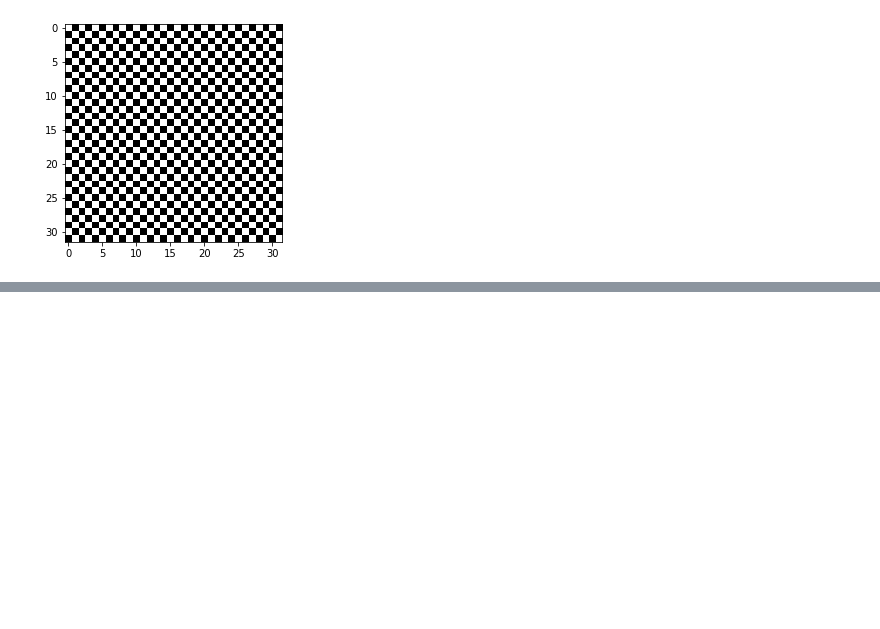
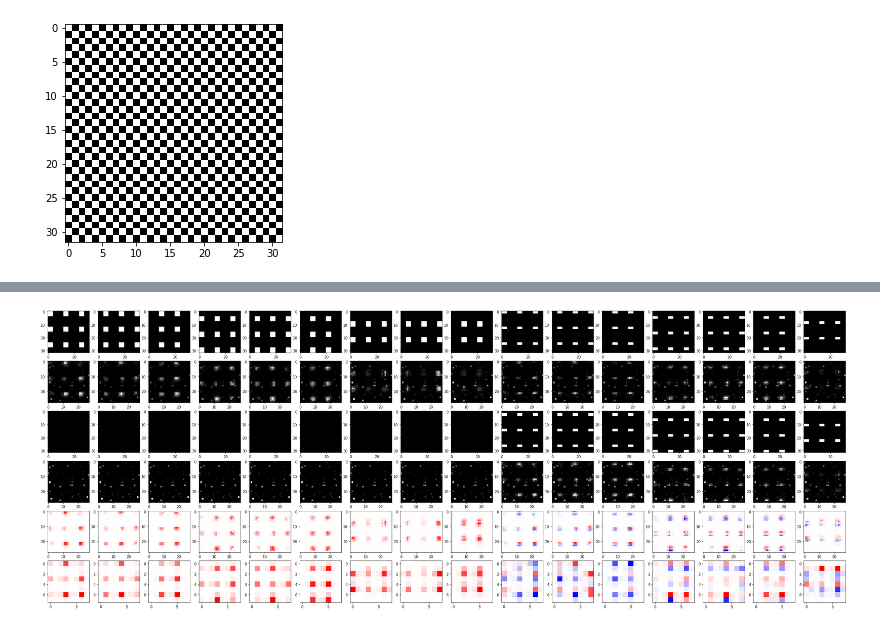
Before and after one commit to rstanuwijaya/jensen-lab-analysis, a Jupyter notebook: notebooks/slmcontrol.ipynb, the cells around one changed output, grey strips where cells are left out. Saved outputs shown, nothing was run; the diff lists cells and outputs as text; code cells hidden in the pictures; blank space fills up the shorter version.

```diff
--- a/notebooks/slmcontrol.ipynb
+++ b/notebooks/slmcontrol.ipynb
@@ -122,7 +123,7 @@ frame_time=100
 acq_time=500
 
 # save path
-savepath = r'D:\2022-2-16, Cat trial'
+savepath = r'D:\2022-2-16, Cat trial\\'
 
 sim = GhostSimulator(path, slm_res, camera_res, mac_res, n, spacing=spacing, shift=shift, sigma=sigma, method='zigzag')
 pg = SLMPattern(lens_size, slm_phys_res, k, theta)
@@ -165,10 +166,11 @@ plt.show()
 # %%
 # PIXEL CALLIBRATION
 
-for i in range(prod(spacing) * prod(mac_res)):
+for i in range(-1, prod(spacing) * prod(mac_res)):
 # for i in range(2):
     clear_output(wait=True)
-    filter = sim.generate_cali_pattern(i)
+    if i == -1: filter = np.zeros(slm_res)
+    else: filter = sim.generate_cali_pattern(i)
 
     amp_pattern = np.zeros((pg.xp_size, pg.yp_size))
     ph_pattern = np.zeros((pg.xp_size, pg.yp_size))
@@ -249,0 +243,46 @@ plt.show()
+# %%
+path = r'/mnt/e/Data/JensenLab/22-02-16 Cat Trial/HKspacing3b/'
+crop = (2, 2+28, 2, 2+28)
+slm_res = (32, 32)
+camera_res = (8, 8)
+mac_res = (4, 4)
+shift = (0, 0)
+spacing = (3, 3)
+n = prod(mac_res)
+sigma = 0
+mode = 'ideal'
+
+sim = GhostAnalyser(path, slm_res, camera_res, mac_res, crop, prod(mac_res), spacing=spacing, sigma=sigma, mode=mode)
+
+fig, axs = plt.subplots(6, 16, figsize=(40, 15))
+
+for i in range(16):
+    j = prod(spacing)*i + 0
+    print(j)
+    Ik_p = np.loadtxt(path + f'{i}p.csv', delimiter=',')
+    Ik_m = np.loadtxt(path + f'{i}m.csv', delimiter=',')
+    Ik_p = Ik_p[crop[0]:crop[1], crop[2]:crop[3]]
+    Ik_m = Ik_m[crop[0]:crop[1], crop[2]:crop[3]]
+    Ik = Ik_p - Ik_m
+    Ikc = Ik.copy()
+    Ik = cv2.resize(Ik, (8, 8), interpolation=cv2.INTER_AREA)
+
+    axs[0, i].imshow(sim.generate_filter2(i) == 1, vmin=0, vmax=1, cmap='gray')
+    axs[1, i].imshow(Ik_p, cmap='gray')
+    axs[2, i].imshow(sim.generate_filter2(i) == -1, vmin=0, vmax=1, cmap='gray')
+    axs[3, i].imshow(Ik_m, cmap='gray')
+
+    Ikc_min = np.min(Ikc, axis=(0, 1))
+    Ikc_max = np.max(Ikc, axis=(0, 1))
+    Ikc_abs = max(abs(Ikc_min), abs(Ikc_max))
+    axs[4, i].imshow(Ikc, vmin=-Ikc_abs, vmax=Ikc_abs, cmap='bwr')
+
+
+    Ik_min = np.min(Ik, axis=(0, 1))
+    Ik_max = np.max(Ik, axis=(0, 1))
+    Ik_abs = max(abs(Ik_min), abs(Ik_max))
+    axs[5, i].imshow(Ik, vmin=-Ik_abs, vmax=Ik_abs, cmap='bwr')
+
+plt.show()
+# %% [output]
+[figure, added]
```
Also changed, not shown: parts of 8 cells of this notebook, 2 other files.
